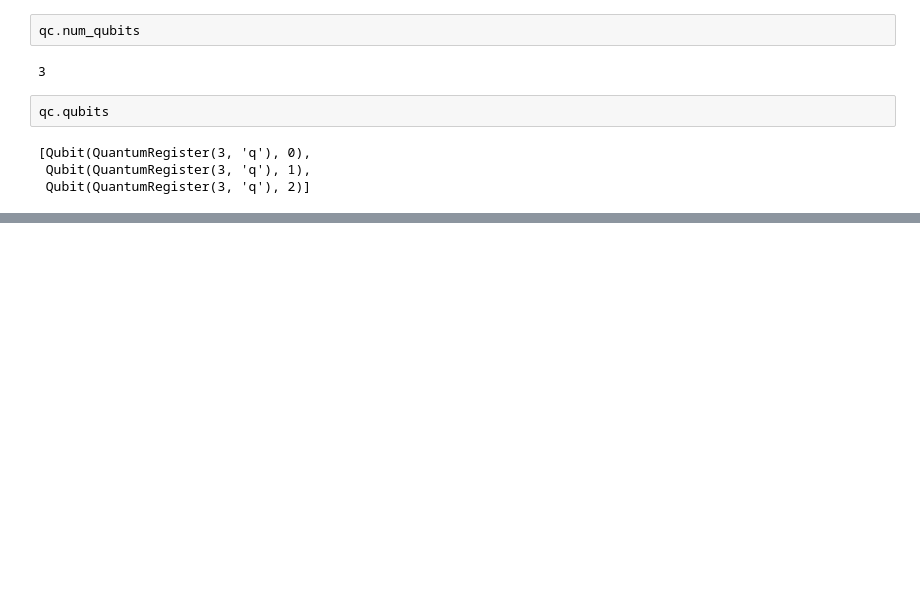
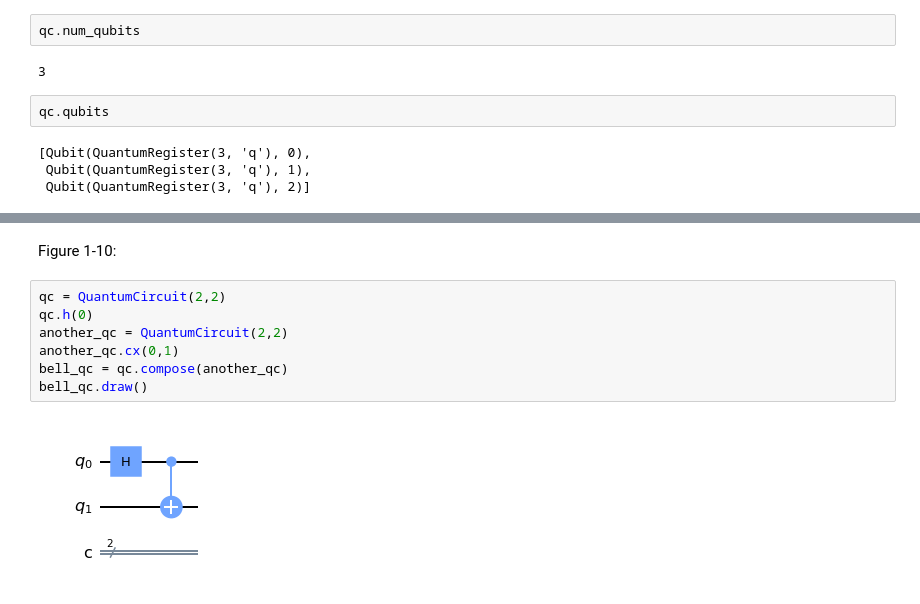
Before and after one commit to qiskit-community/qiskit-pocket-guide, a Jupyter notebook: chapter01_Quantum_Circuits_and_Operations/chapter01-1_Constructing_Quantum_Circuits.ipynb, the cells around one changed output, grey strips where cells are left out. Cells and saved outputs as stored; diff of their text form; blank space fills up the shorter version.

```diff
--- a/chapter01_Quantum_Circuits_and_Operations/chapter01-1_Constructing_Quantum_Circuits.ipynb
+++ b/chapter01_Quantum_Circuits_and_Operations/chapter01-1_Constructing_Quantum_Circuits.ipynb
@@ -193,0 +234,11 @@ qc.qubits
+# %% [markdown]
+Figure 1-10:
+# %%
+qc = QuantumCircuit(2,2)
+qc.h(0)
+another_qc = QuantumCircuit(2,2)
+another_qc.cx(0,1)
+bell_qc = qc.compose(another_qc)
+bell_qc.draw()
+# %% [output]
+[figure, added]
```
Also changed, not shown: parts of 24 cells of this notebook.
